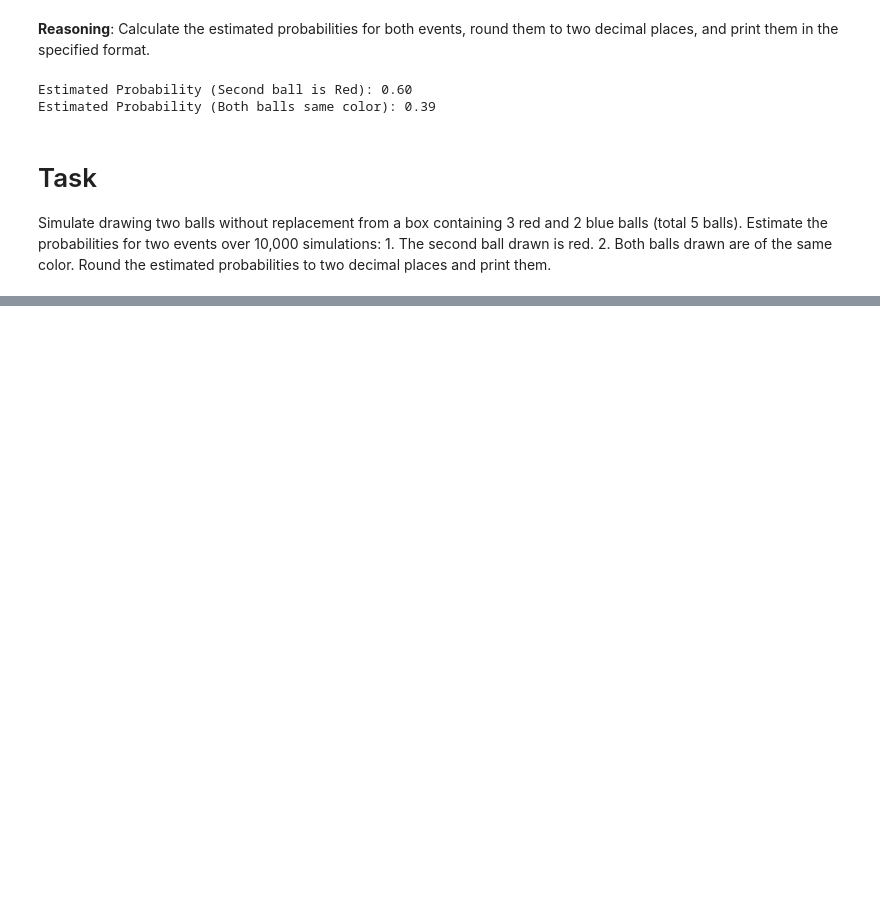
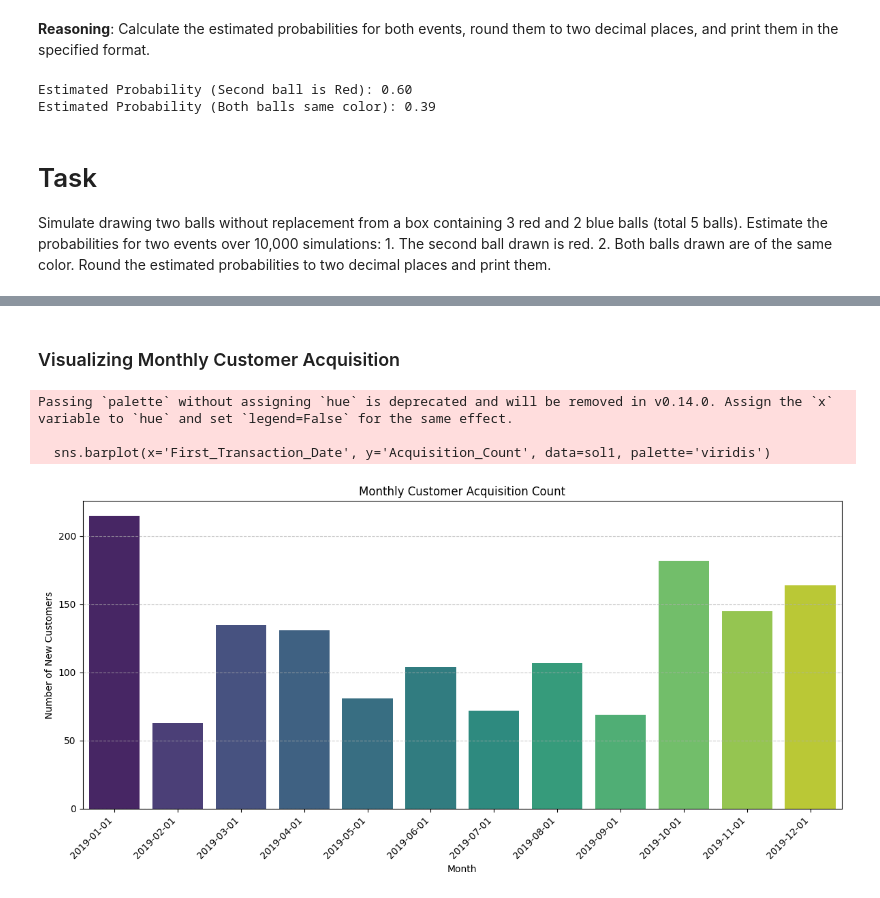
Before and after one commit to shridhar2k9/AI-ML, a Jupyter notebook: Untitled4.ipynb, the cells around one changed output, grey strips where cells are left out. Saved outputs shown, nothing was run; the diff lists cells and outputs as text; code cells hidden in the pictures; blank space fills up the shorter version.

```diff
--- a/Untitled4.ipynb
+++ b/Untitled4.ipynb
@@ -684,30 +684,40 @@ import matplotlib.pyplot as plt
 import seaborn as sns
 
 customer_data, discount_coupon_data, marketing_spend_data, online_sales_data, tax_amount_data = None, None, None, None, None
-customer_data = pd.read_excel("/content/CustomersData.xlsx")
-discount_coupon_data = pd.read_csv("/content/Discount_Coupon.csv")
-marketing_spend_data = pd.read_csv("/content/Marketing_Spend.csv")
-online_sales_data = pd.read_csv("/content/Online_Sales.csv")
-tax_amount_data = pd.read_excel("/content/Tax_amount.xlsx")
+customer_data = pd.read_excel("/content/drive/MyDrive/scaler_projects/project1/CustomersData.xlsx")
+discount_coupon_data = pd.read_csv("/content/drive/MyDrive/scaler_projects/project1/Discount_Coupon.csv")
+marketing_spend_data = pd.read_csv("/content/drive/MyDrive/scaler_projects/project1/Marketing_Spend.csv")
+online_sales_data = pd.read_csv("/content/drive/MyDrive/scaler_projects/project1/Online_Sales.csv")
+tax_amount_data = pd.read_excel("/content/drive/MyDrive/scaler_projects/project1/Tax_amount.xlsx")
 # print(customer_data)
-# print(discount_coupon_data.head())
-print(marketing_spend_data)
+# print(discount_coupon_data)
+# print(marketing_spend_data)
 # print(online_sales_data)
 # print(tax_amount_data.head())
 
 # 1. Identify the months with the highest and lowest acquisition count. What strategies
 # could be implemented to address the fluctuations and ensure consistent growth throughout the year
 first_trans  = online_sales_data.groupby('CustomerID')["Transaction_Date"].min().reset_index()
+# print(first_trans)
 first_trans.rename(columns={"Transaction_Date":"First_Transaction_Date"},inplace=True)
 # Convert 'First_Transaction_Date' to datetime objects
 first_trans['First_Transaction_Date'] = pd.to_datetime(first_trans['First_Transaction_Date'])
 # Sort by 'First_Transaction_Date' in descending order
-first_trans["First_Transaction_Date"] = first_trans['First_Transaction_Date'].dt.month_name()
+first_trans["First_Transaction_Date"] = first_trans['First_Transaction_Date'].dt.strftime('%Y-%m')
+# print(first_trans)
 sol1 = first_trans.groupby("First_Transaction_Date")["CustomerID"].count().reset_index()
 sol1.rename(columns={"CustomerID":"Acquisition_Count"},inplace=True)
-sol1 = sol1.sort_values(by='Acquisition_Count', ascending=False).reset_index(drop=True)
-print(sol1)
+# print(sol1)
 
 # 2.Analyze the data to determine if certain months consistently show higher or lower monthly acquisitions. How can the company
 # capitalize on high-performing months and improve performance during slower periods?
+sol1 = sol1.sort_values(by='First_Transaction_Date', ascending=True).reset_index(drop=True)
+# Hint: Building on your analysis from Question 1, look for recurring patterns or anomalies in monthly acquisition count.
+# Hint: Consider how to leverage insights from high-performing months (e.g., specific marketing efforts, product launches)
+# and what targeted interventions might stimulate demand during slower periods.
+# discount_analaysis = discount_coupon_data.groupby(by=["Month","Product_Category","Discount_pct"])["Discount_pct"].value_counts().reset_index()
+# discount_analaysis = discount_analaysis.sort_values(by="Discount_Amount
+
+print(sol1)
+# print(first_trans)
 # %% [output]
@@ -730,0 +737,21 @@ print(sol1)
+# %% [markdown]
+### Visualizing Monthly Customer Acquisition
+# %%
+# Convert 'First_Transaction_Date' back to datetime objects for proper plotting if not already done, or ensure it's sorted
+sol1['First_Transaction_Date'] = pd.to_datetime(sol1['First_Transaction_Date'])
+sol1 = sol1.sort_values(by='First_Transaction_Date').reset_index(drop=True)
+
+plt.figure(figsize=(12, 6))
+sns.barplot(x='First_Transaction_Date', y='Acquisition_Count', data=sol1, palette='viridis')
+plt.title('Monthly Customer Acquisition Count')
+plt.xlabel('Month')
+plt.ylabel('Number of New Customers')
+plt.xticks(rotation=45, ha='right')
+plt.grid(axis='y', linestyle='--', alpha=0.7)
+plt.tight_layout()
+plt.show()
+# %% [output]
+Passing `palette` without assigning `hue` is deprecated and will be removed in v0.14.0. Assign the `x` variable to `hue` and set `legend=False` for the same effect.
+
+  sns.barplot(x='First_Transaction_Date', y='Acquisition_Count', data=sol1, palette='viridis')
+[figure, added]
```
Also changed, not shown: parts of 3 cells of this notebook.
